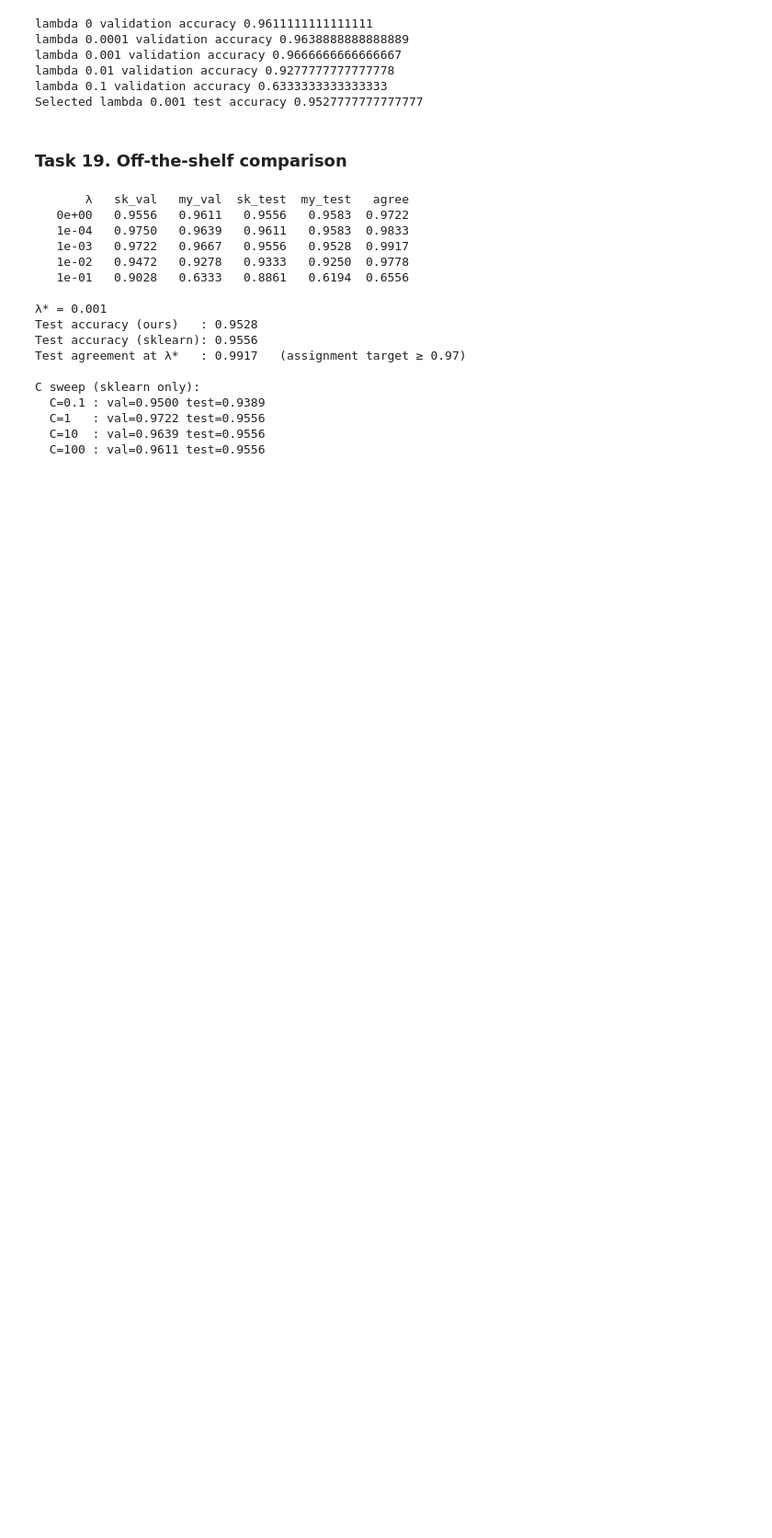
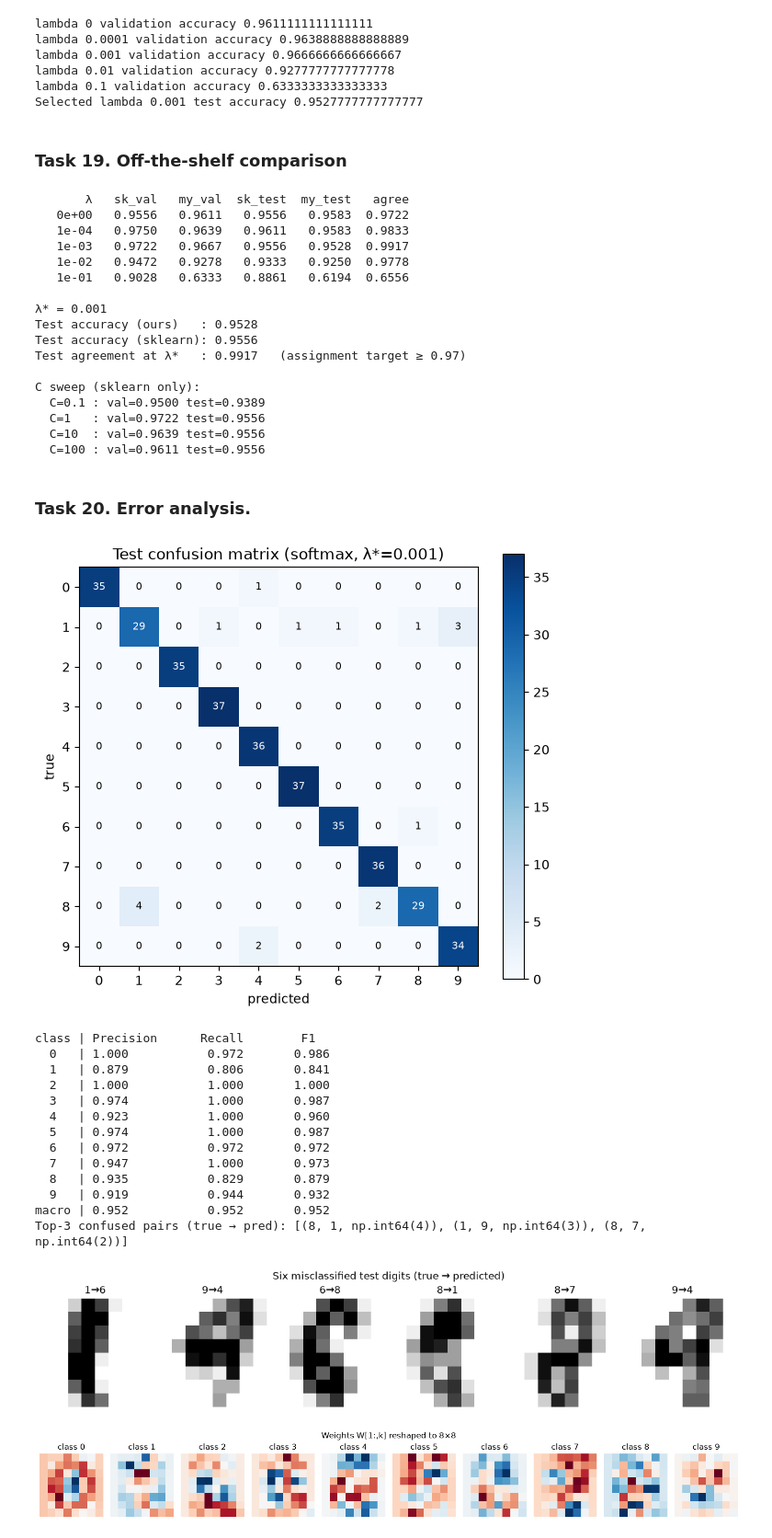
Before and after one commit to RodinaMohamed04/linear-models-and-svm, a Jupyter notebook: lab2.ipynb, the cells around one changed output. Shown at 92% size. Saved outputs shown, nothing was run; the diff lists cells and outputs as text; code cells hidden in the pictures; blank space fills up the shorter version.

Commit message:
task 20

```diff
--- a/lab2.ipynb
+++ b/lab2.ipynb
@@ -2793,3 +2793,77 @@ C sweep (sklearn only):
   C=1   : val=0.9722 test=0.9556
   C=10  : val=0.9639 test=0.9556
   C=100 : val=0.9611 test=0.9556
+# %% [markdown]
+### Task 20. Error analysis.
+# %%
+# redefined 3shan n use our function instead of sklearn's
+def confusion_matrix(y_true, y_pred , K):
+    y = np.asarray (y_true, dtype=int)
+    y_hat = np.asarray (y_pred, dtype=int)
+    cm = np.zeros((K, K), dtype=int)
+
+    np.add.at(cm, (y, y_hat), 1)
+    return cm
+# %%
+K = 10
+pred_te = softmax(X_test @ W_soft).argmax(1)
+C_te = confusion_matrix(y_test, pred_te, K)
+
+# confusion matrix heat map
+fig, ax = plt.subplots(figsize=(7, 6))
+im = ax.imshow(C_te, cmap="Blues")
+ax.set(xlabel="predicted", ylabel="true",
+       title=f"Test confusion matrix (softmax, λ*={lam_star})")
+ax.set_xticks(range(K)); ax.set_yticks(range(K))
+for i in range(K):
+    for j in range(K):
+        ax.text(j, i, C_te[i, j], ha="center", va="center",
+                color="white" if C_te[i, j] > C_te.max() / 2 else "black", fontsize=8)
+plt.colorbar(im); plt.show()
+
+# per-class precision / recall / F1
+m = classification_metrics(C_te)
+print("class | Precision      Recall        F1")
+for k in range(K):
+    print(f"  {k}   | {m['precision'][k]:.3f}           {m['recall'][k]:.3f}       {m['f1_score'][k]:.3f}")
+print(f"macro | {m['macros_precision']:.3f}           {m['macros_recall']:.3f}       {m['macros_f1_score']:.3f}")
+
+# three most confused (true → pred) pairs
+pairs = [(i, j, C_te[i, j]) for i in range(K) for j in range(K) if i != j]
+pairs.sort(key=lambda t: -t[2])
+print("Top-3 confused pairs (true → pred):", pairs[:3])
+
+# six misclassified test digits
+wrong = np.where(pred_te != y_test)[0][:6]
+fig, axes = plt.subplots(1, 6, figsize=(12, 2.5))
+for ax, i in zip(axes, wrong):
+    ax.imshow(X_test[i, 1:].reshape(8, 8), cmap="gray_r")   # drop bias col
+    ax.set_title(f"{y_test[i]}→{pred_te[i]}"); ax.axis("off")
+plt.suptitle("Six misclassified test digits (true → predicted)")
+plt.tight_layout();
+plt.show()
+
+# ten weight images
+fig, axes = plt.subplots(1, K, figsize=(15, 2))
+for k in range(K):
+    axes[k].imshow(W_soft[1:, k].reshape(8, 8), cmap="RdBu_r")
+    axes[k].set_title(f"class {k}"); axes[k].axis("off")
+plt.suptitle("Weights W[1:,k] reshaped to 8×8")
+plt.tight_layout(); plt.show()
+# %% [output]
+[figure, added]
+class | Precision      Recall        F1
+  0   | 1.000           0.972       0.986
+  1   | 0.879           0.806       0.841
+  2   | 1.000           1.000       1.000
+  3   | 0.974           1.000       0.987
+  4   | 0.923           1.000       0.960
+  5   | 0.974           1.000       0.987
+  6   | 0.972           0.972       0.972
+  7   | 0.947           1.000       0.973
+  8   | 0.935           0.829       0.879
+  9   | 0.919           0.944       0.932
+macro | 0.952           0.952       0.952
+Top-3 confused pairs (true → pred): [(8, 1, np.int64(4)), (1, 9, np.int64(3)), (8, 7, np.int64(2))]
+[figure, added]
+[figure, added]
```
